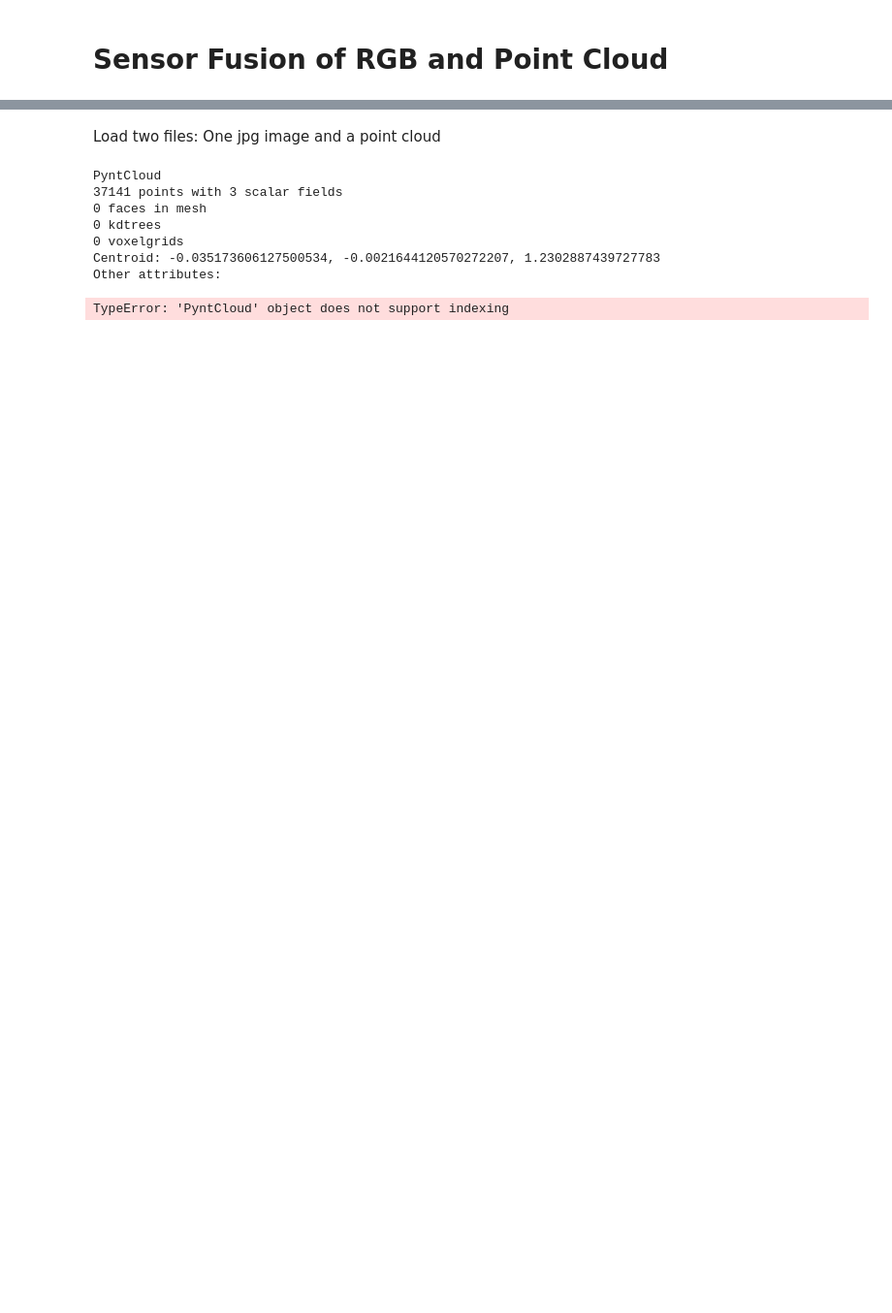
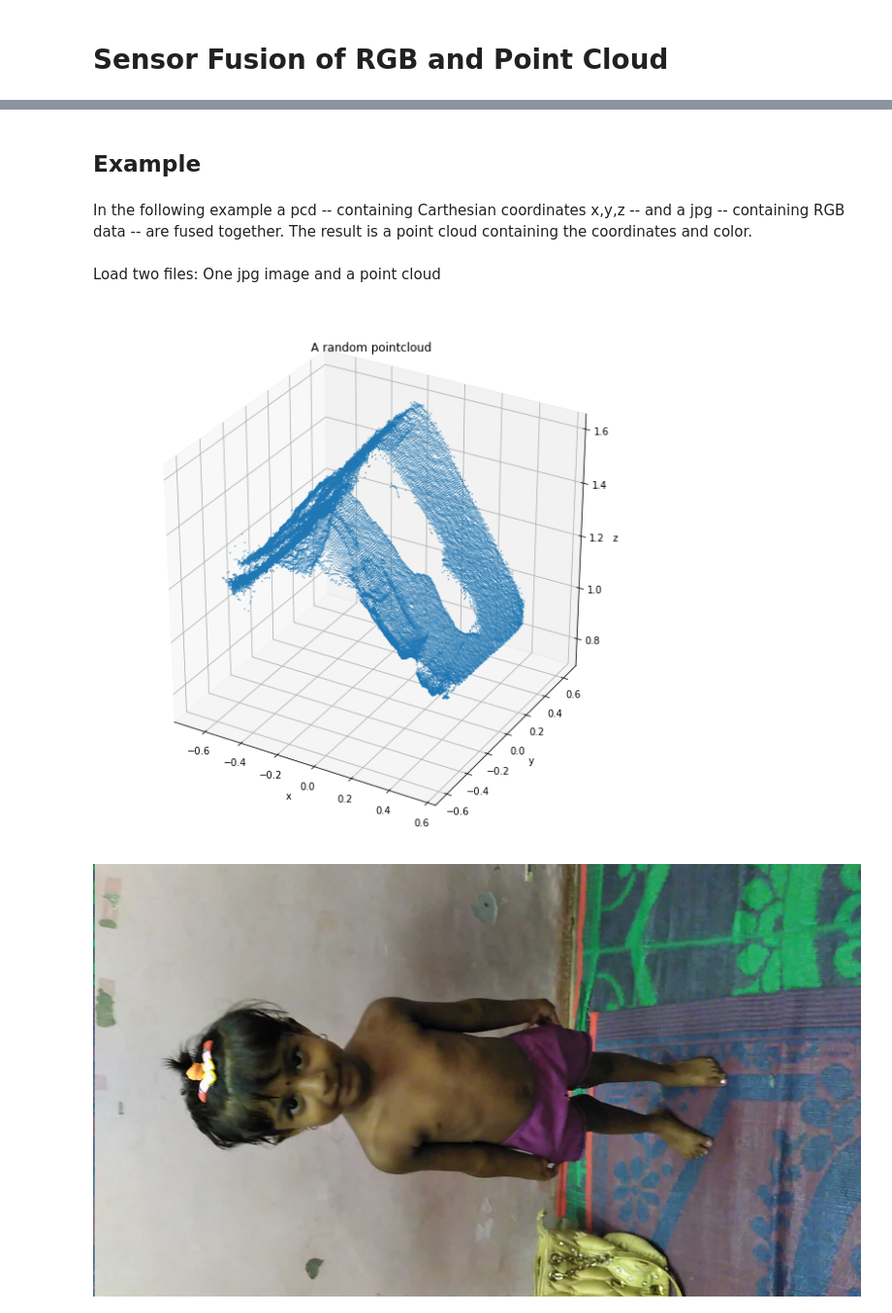
Before and after one commit to prashdash112/cgm-ml, a Jupyter notebook: cgm_fusion/01_SensorFusion-Copy1.ipynb, the cells around one changed output, grey strips where cells are left out. Shown at 97% size. Drawn from its saved outputs; the diff is of its cells as text; code cells hidden in the pictures; blank space fills up the shorter version.

Commit message:
-- closing the user story after sprint -- adding  jupyter notebook as an example -- moving the calibration file to whhdata

```diff
--- a/cgm_fusion/01_SensorFusion-Copy1.ipynb
+++ b/cgm_fusion/01_SensorFusion-Copy1.ipynb
@@ -5,3 +91,7 @@ Load the necessary libraries
+# %% [markdown]
+## Example
+# %% [markdown]
+In the following example a pcd -- containing Carthesian coordinates x,y,z -- and a jpg -- containing RGB data -- are fused together. The result is a point cloud containing the coordinates and color.
 # %%
 import sys
 sys.path.insert(0, "..")
@@ -22,26 +114,19 @@ from cgmcore.utils import load_pcd_as_ndarray
 # %% [markdown]
 Load two files: One jpg image and a point cloud
 # %%
-#pcd_file = r'/whhdata/person/MH_WHH_0001/measurements/1536913319075/pc/pc_MH_WHH_0001_1536913319075_104_000.pcd'
-#jpg_file = r'/whhdata/person/MH_WHH_0001/measurements/1536913319075/rgb/rgb_MH_WHH_0001_1536913319075_104_7137.838129759.jpg'
+pcd_file = r'/whhdata/person/MH_WHH_0001/measurements/1536913319075/pc/pc_MH_WHH_0001_1536913319075_104_000.pcd'
+jpg_file = r'/whhdata/person/MH_WHH_0001/measurements/1536913319075/rgb/rgb_MH_WHH_0001_1536913319075_104_7137.838129759.jpg'
 
 
-#f = Fusion()
+from cgmcore.utils import load_pcd_as_ndarray
 
-cali_file = '/home/cpfitzner/notebooks/cgm-ml/calibration.xml'
-pcd_file  = '/home/cpfitzner/pc_MH_WHH_0001_1536913319075_104_000.pcd'
-jpg_file  = '/home/cpfitzner/rgb_MH_WHH_0001_1536913319075_104_7137.838129759.jpg'
+pcd = load_pcd_as_ndarray(pcd_file)
+from cgmcore.utils import render_pointcloud
+render_pointcloud(pcd, "A random pointcloud")
 
 
-fused_cloud = apply_fusion(cali_file, pcd_file, jpg_file)
-
-print (fused_cloud)
+from IPython.display import Image
+Image(jpg_file)
 # %% [output]
-PyntCloud
-37141 points with 3 scalar fields
-0 faces in mesh
-0 kdtrees
-0 voxelgrids
-Centroid: -0.035173606127500534, -0.0021644120570272207, 1.2302887439727783
-Other attributes:
-TypeError: 'PyntCloud' object does not support indexing
+[figure, added]
+[figure, added]
```
Also changed, not shown: parts of 11 cells of this notebook, 3 other files.
